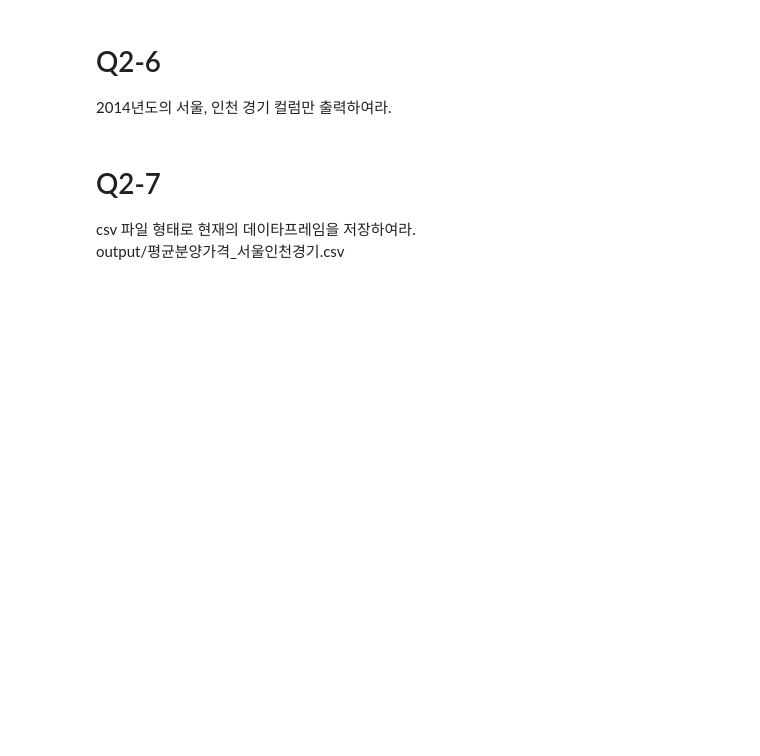
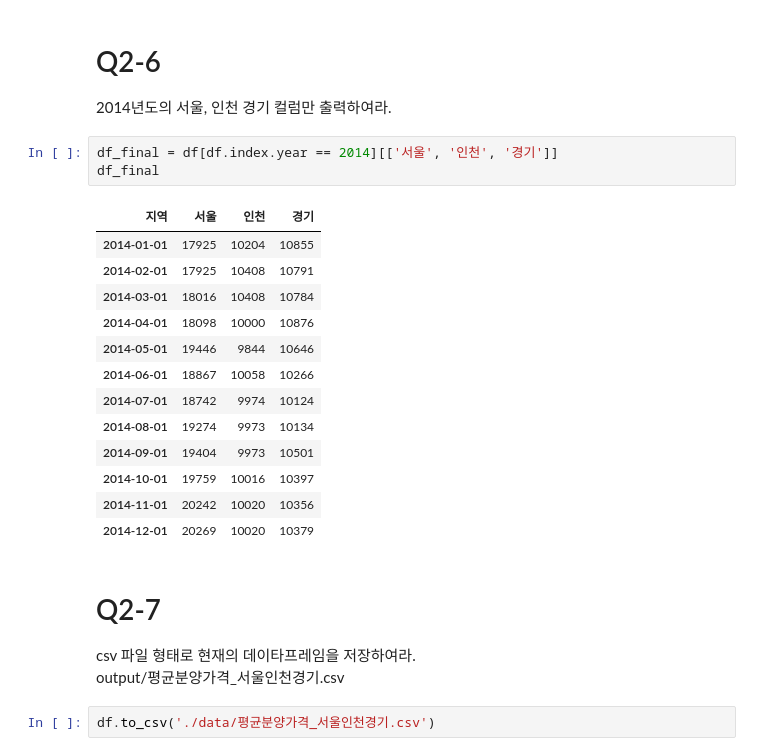
Before and after one commit to kesiss777/wassup3, a Jupyter notebook: 03_Data_Preprocessing/02_10_Pandas_Quiz.ipynb, the cells around one changed output. Drawn from its saved outputs; the diff is of its cells as text; blank space fills up the shorter version.

```diff
--- a/03_Data_Preprocessing/02_10_Pandas_Quiz.ipynb
+++ b/03_Data_Preprocessing/02_10_Pandas_Quiz.ipynb
@@ -319,8 +319,27 @@ df[df.index >= '2015-06']
 # Q2-6
 
 2014년도의 서울, 인천 경기 컬럼만 출력하여라.
+# %%
+df_final = df[df.index.year == 2014][['서울', '인천', '경기']]
+df_final
+# %% [output]
+| 지역 | 서울 | 인천 | 경기 |
+| 2014-01-01 | 17925 | 10204 | 10855 |
+| 2014-02-01 | 17925 | 10408 | 10791 |
+| 2014-03-01 | 18016 | 10408 | 10784 |
+| 2014-04-01 | 18098 | 10000 | 10876 |
+| 2014-05-01 | 19446 | 9844 | 10646 |
+| 2014-06-01 | 18867 | 10058 | 10266 |
+| 2014-07-01 | 18742 | 9974 | 10124 |
+| 2014-08-01 | 19274 | 9973 | 10134 |
+| 2014-09-01 | 19404 | 9973 | 10501 |
+| 2014-10-01 | 19759 | 10016 | 10397 |
+| 2014-11-01 | 20242 | 10020 | 10356 |
+| 2014-12-01 | 20269 | 10020 | 10379 |
 # %% [markdown]
 # Q2-7
 csv 파일 형태로 현재의 데이타프레임을 저장하여라.
 <br>
 output/평균분양가격_서울인천경기.csv
+# %%
+df.to_csv('./data/평균분양가격_서울인천경기.csv')
```
